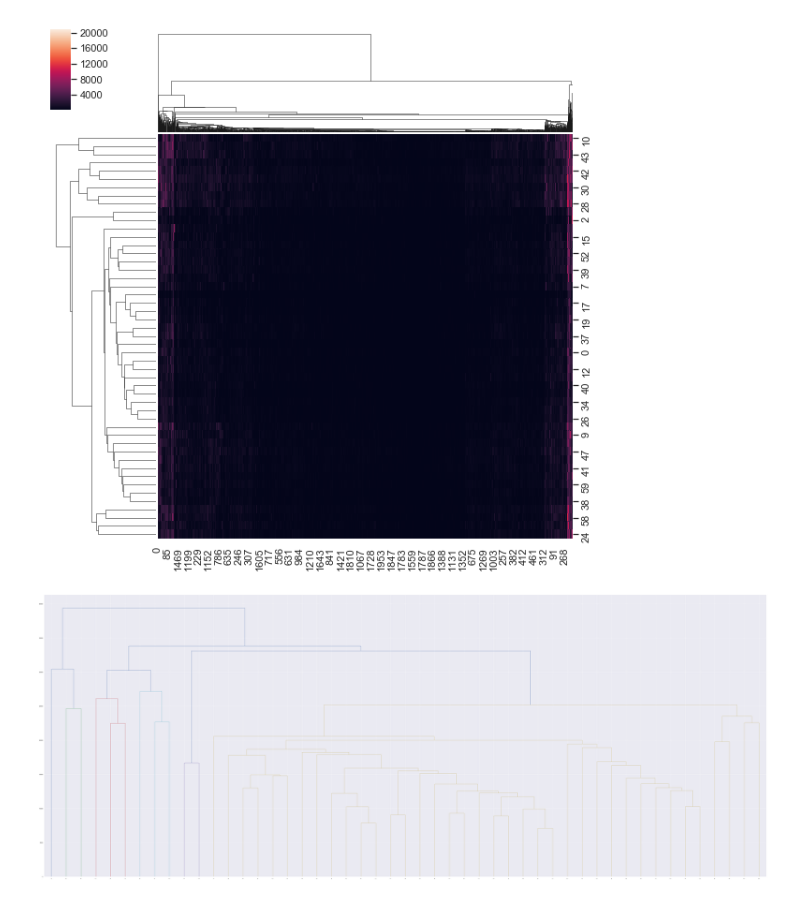
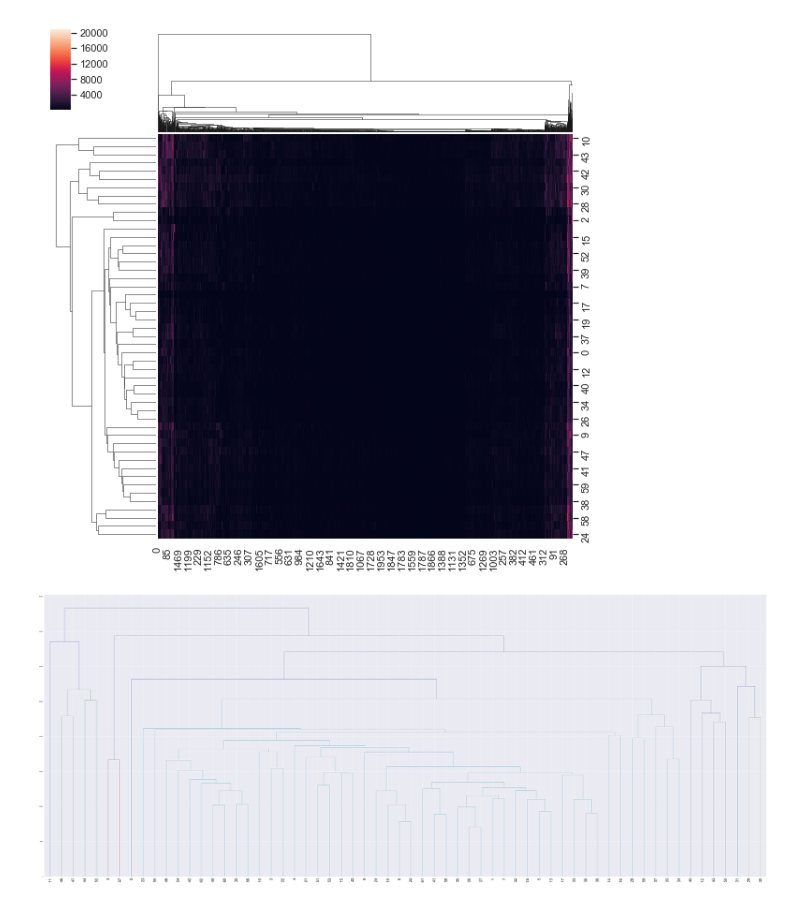
Before and after one commit to hanggun/DME-mini-project, a Jupyter notebook: ColonDataClustering.ipynb, the cells around one changed output. Cells and saved outputs as stored; diff of their text form; code cells hidden in the pictures.

Commit message:
more hierarchical clustering

```diff
--- a/ColonDataClustering.ipynb
+++ b/ColonDataClustering.ipynb
@@ -101,15 +174,16 @@ sns.clustermap(X_train)
 <seaborn.matrix.ClusterGrid at 0x...>
 [figure]
 # %%
-linked    = linkage(X_train, 'average')
+linked    = linkage(colon, 'average')
 labelList = range(1, 63)
 plt.figure(figsize=(100, 40))
 dendrogram(linked,
            orientation='top',
            labels=labelList,
            distance_sort='descending',
-           show_leaf_counts=True)
-plt.show()
-# plt.savefig('PatientHierarchicalClustering.png')
+           show_leaf_counts=True,
+           leaf_font_size=30)
+#plt.show()
+plt.savefig('PatientHierarchicalClusteringAverage.png')
 # %% [output]
-[figure, old version]
+[figure, new version]
```
Also changed, not shown: parts of 7 cells of this notebook, 6 other files.
